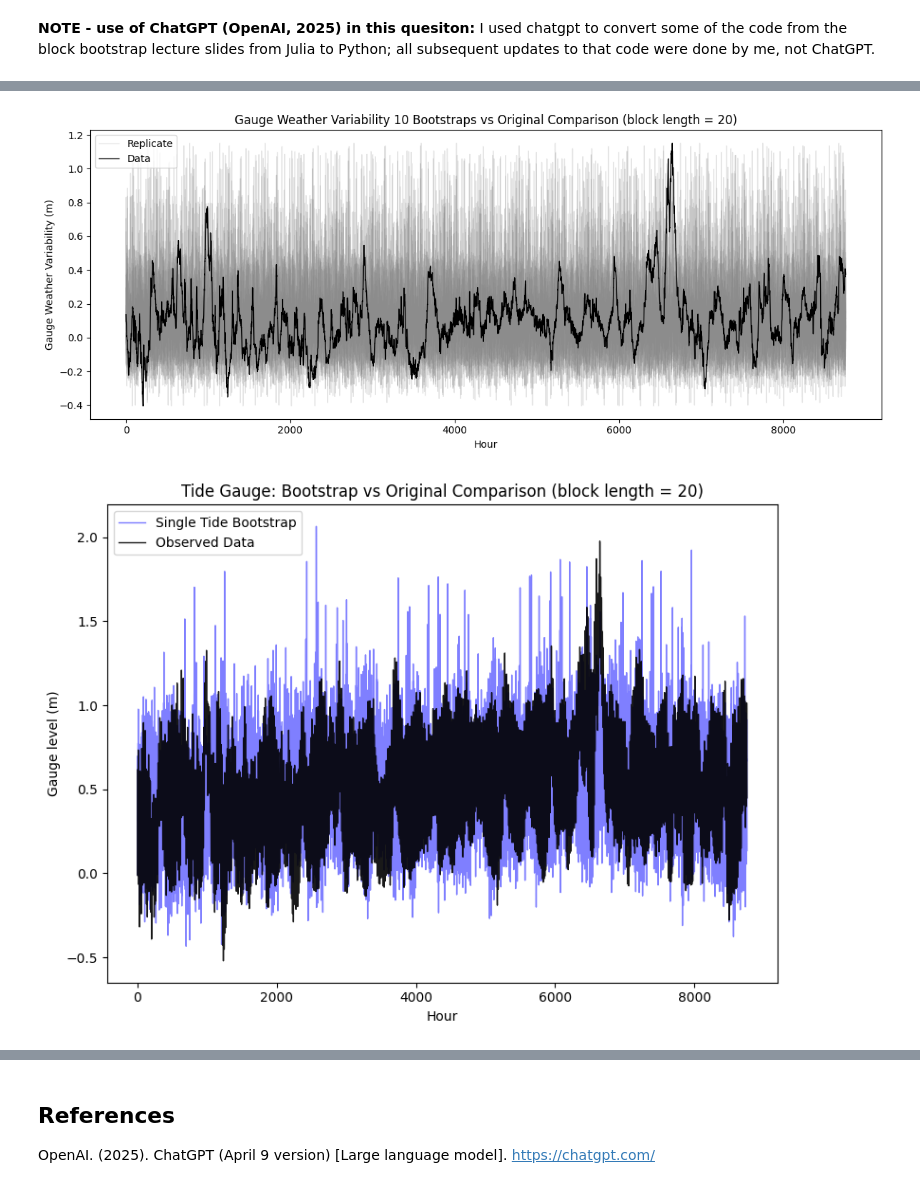
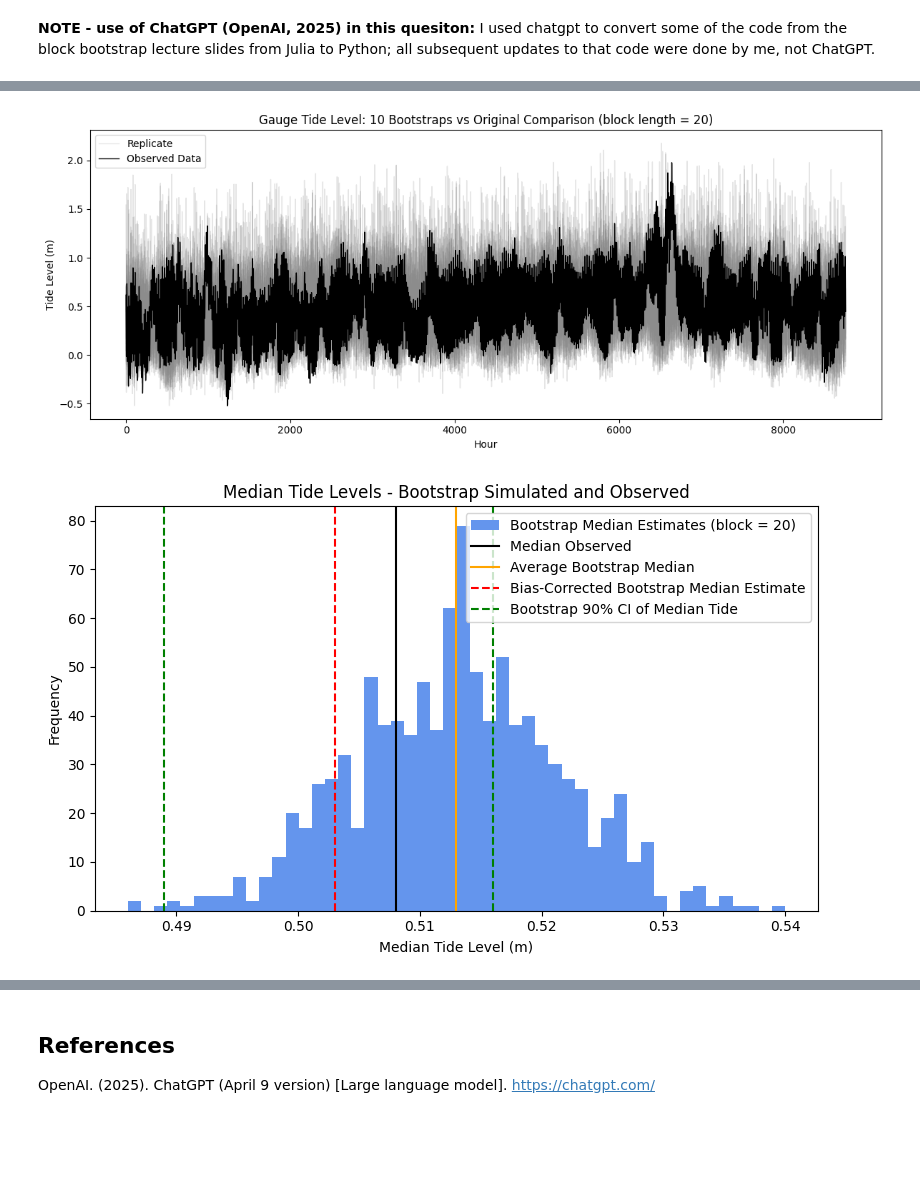
Before and after one commit to BEE4850-SP25/hw04-mcallen14, a Jupyter notebook: hw04.ipynb, the cells around one changed output, grey strips where cells are left out. Saved outputs shown, nothing was run; the diff lists cells and outputs as text; code cells hidden in the pictures; blank space fills up the shorter version.

```diff
--- a/hw04.ipynb
+++ b/hw04.ipynb
@@ -334,14 +354,15 @@ def neg_log_likelihood_ar1(params, sea_level_data=sea_filt['GMSL_anom_normalized
     return -ll  # negative log-likelihood for minimization
 
 # define lower and upper bounds, and initial parameter estimations
-lower = [-2000.0, -2000.0, 0.1, -2000.0, -0.99999999, 0.0000001]
-upper = [2000.0, 2000.0, 20000.0, 2000.0, 0.999999999, 10.0]
+lower = [0.01, -1000.0, 0.01, -1000.0, -0.9999999, 0.0000001]
+upper = [1000.0, 1000.0, 1000.0, 1000.0, 0.9999999, 10.0]
 p0 = [1.0, 1.0, 1.0, 1.0, 0.5, 1.0]
 
 # minimize neg log likelihood to find MLE estimates; note that method of minimization changes output dramatically
-result = minimize(neg_log_likelihood_ar1, p0, bounds=list(zip(lower, upper)), method="Nelder-Mead") # Nelder-Mead #SLSQP
+result = minimize(neg_log_likelihood_ar1, p0, bounds=list(zip(lower, upper)), method="SLSQP") # Nelder-Mead #SLSQP #L-BFGS-B
 θ_iid = result.x
 a_hat, b_hat, tau_hat, S0_hat, rho_hat, sigma_hat = result.x
-
+sensitivity_hat = a_hat/tau_hat
 print('The paramaeter estimates for a, b, tau, S0, rho, sigma are: ', θ_iid)
+print(f'The estimated sensitivity (a/tau) is: {sensitivity_hat}.')
 # %% [output]
@@ -354,11 +377,11 @@ NOTE: re: my ed discussion post, I realized different methods of the minimizatio
 # Use fitted model w/ AR(1) resid - generate 1,000 parametric bootstrap samples
 simulated_baseline = sea_level_model(a = a_hat, b = b_hat, tau = tau_hat, S0 = S0_hat, global_temp = temp_filt['temp_anom_normalized'])
 # 1,000 bootstrap samples from AR(1)
-# refit model to each, store new estiamtes of sensitivity of sea level to global mean temp (a parameter)
+# refit model to each, store new estimates of sensitivity of sea level to global mean temp (a parameter)
 
 T = len(simulated_baseline) #length of timeseries
 
-n_sim = 1000
+n_sim = 10 #1000
 
 # initialize bootstrap params dataframe to store a, b, tau, S0, rho, sigma (number of rows: n_sim)
 bootstrap_params = []
@@ -395,7 +418,7 @@ bootstrap_params_df = pd.DataFrame(bootstrap_params)
 plt.figure(figsize=(10, 6))
 for i, param in enumerate(bootstrap_params_df.columns):
     plt.subplot(2, 3, i+1)
-    sns.histplot(bootstrap_params_df[param], bins=30, color='skyblue', edgecolor='black') #kde=True
+    sns.histplot(bootstrap_params_df[param], bins=50, color='skyblue', edgecolor='black') #kde=True
     #plt.title(f'Bootstrap Distribution of {param}')
     plt.xlabel(param)
     plt.ylabel('Frequency')
@@ -499,7 +542,7 @@ sea level.
 **NOTE - use of ChatGPT (OpenAI, 2025) in this quesiton:** I used chatgpt to convert some of the code from the block bootstrap lecture slides from Julia to Python; all subsequent updates to that code were done by me, not ChatGPT.
 # %%
 # create block bootstrap replicate of the weather-induced variability series (with block length 20)
-np.random.seed(44)
+np.random.seed(4)
 k = 20
 n_blocks = len(dat["weather"]) - k + 1
 blocks = np.zeros((k, n_blocks))
@@ -530,9 +573,10 @@ for i in range(n_boot):
 #confidence intervals: 2 * param_sample_est - quantile_high <= actual param <= 2 * param_sample_est - quantile_low
 boot_estimate_median20, boot_bias_median20, estimate_true_param_median20, boot_CI_low_median20, boot_CI_high_median20 = basic_boot_CI(param_sample_est=tide_median_observed, boot_sample=median_tide_20, quantile_low = 0.05, quantile_high = 0.95)
 
-print(f'The bootstrap (block length = 20) estimated median tide level is {round(boot_estimate_median20, 2)} meters;')
-print(f'the 90% confidence interval in median tide level is {round(boot_CI_low_median20, 2)} m to {round(boot_CI_high_median20,2)} m.')
-print(f'The bias in this estimator (bootstrap estiamte {round(boot_estimate_median20, 4)} mminus observed median {round(tide_median_observed, 4)} m) is {round(boot_bias_median20, 4)} m.')
+print(f'The bootstrap (block length = {k}) estimated median tide level is {round(boot_estimate_median20, 3)} meters;')
+print(f'The bias in this estimator (bootstrap estiamte {round(boot_estimate_median20, 3)} minus observed median {round(tide_median_observed, 3)} m) is {round(boot_bias_median20, 3)} m.')
+print(f'The bias-adjusted estimate of the median is: {round(estimate_true_param_median20, 3)} m.')
+print(f'the 90% confidence interval in median tide level is {round(boot_CI_low_median20, 3)} m to {round(boot_CI_high_median20,3)} m.')
 
 # Plot weather bootstrap
 plt.figure(figsize=(8, 6))
@@ -540,41 +584,41 @@ plt.plot(weather_bootstrap20[:, 0], color="blue", linewidth=1, label="Single Boo
 plt.plot(dat["weather"], color="black", linewidth=1, label="Detrended Data", alpha=0.9)
 plt.xlabel("Hour")
 plt.ylabel("Gauge Weather Variability (m)")
-plt.title("Gauge Weather Variability Bootstrap vs Original Comparison (block length = 20)")
+plt.title(f"Gauge Weather Variability Bootstrap vs Original Comparison (block length = {k})")
 plt.legend()
 plt.tight_layout()
 plt.show()
 
-# Plot 10 bootstrap replicates
-plt.figure(figsize=(12, 5))
-plt.xlabel("Hour")
-plt.ylabel("Gauge Weather Variability (m)")
-plt.title("Gauge Weather Variability 10 Bootstraps vs Original Comparison (block length = 20)")
-for i in range(10):
-    label = "Replicate" if i == 0 else None  # Only label the first replicate
-    plt.plot(weather_bootstrap20[:, i], color="gray", alpha=0.2, linewidth=1, label=label)
-# Plot original data
-plt.plot(dat["weather"], color="black", linewidth=1, label="Data")
-plt.legend()
-plt.tight_layout()
-plt.show()
+# # Plot 10 bootstrap replicates
+# plt.figure(figsize=(12, 5))
+# plt.xlabel("Hour")
+# plt.ylabel("Gauge Weather Variability (m)")
+# plt.title("Gauge Weather Variability 10 Bootstraps vs Original Comparison (block length = 20)")
+# for i in range(10):
+#     label = "Replicate" if i == 0 else None  # Only label the first replicate
+#     plt.plot(weather_bootstrap20[:, i], color="gray", alpha=0.2, linewidth=1, label=label)
+# # Plot original data
+# plt.plot(dat["weather"], color="black", linewidth=1, label="Data")
+# plt.legend()
+# plt.tight_layout()
+# plt.show()
 
-# Plot tide bootstrap
-plt.figure(figsize=(8, 6))
-plt.plot(tide_bootstrap20[:, 0], color="blue", linewidth=1, label="Single Tide Bootstrap", alpha=0.5)
-plt.plot(dat["gauge"], color="black", linewidth=1, label="Observed Data", alpha=0.9)
-plt.xlabel("Hour")
-plt.ylabel("Gauge level (m)")
-plt.title("Tide Gauge: Bootstrap vs Original Comparison (block length = 20)")
-plt.legend()
-plt.tight_layout()
-plt.show()
+# # Plot tide bootstrap
+# plt.figure(figsize=(8, 6))
+# plt.plot(tide_bootstrap20[:, 0], color="blue", linewidth=1, label="Single Tide Bootstrap", alpha=0.5)
+# plt.plot(dat["gauge"], color="black", linewidth=1, label="Observed Data", alpha=0.9)
+# plt.xlabel("Hour")
+# plt.ylabel("Gauge level (m)")
+# plt.title("Tide Gauge: Bootstrap vs Original Comparison (block length = 20)")
+# plt.legend()
+# plt.tight_layout()
+# plt.show()
 
 # Plot 10 bootstrap replicates
 plt.figure(figsize=(12, 5))
 plt.xlabel("Hour")
 plt.ylabel("Tide Level (m)")
-plt.title("Gauge Tide Level: 10 Bootstraps vs Original Comparison (block length = 20)")
+plt.title(f"Gauge Tide Level: 10 Bootstraps vs Original Comparison (block length = {k})")
 for i in range(10):
     label = "Replicate" if i == 0 else None  # Only label the first replicate
     plt.plot(tide_bootstrap20[:, i], color="gray", alpha=0.2, linewidth=1, label=label)
@@ -587,7 +631,7 @@ plt.show()
 
 # Plot the simulated time series median tide levels:
 plt.figure(figsize=(8, 5))
-plt.hist(median_tide_20, bins = 50, color = 'cornflowerblue', label = 'Bootstrap Median Estimates (block = 20)')
+plt.hist(median_tide_20, bins = 50, color = 'cornflowerblue', label = f'Bootstrap Median Estimates (block = {k})')
 plt.axvline(x=tide_median_observed, color = 'black',label='Median Observed')
 plt.axvline(x=boot_estimate_median20, color = 'orange',label='Average Bootstrap Median')
 plt.axvline(x=estimate_true_param_median20, color = 'red', linestyle='--',label='Bias-Corrected Bootstrap Median Estimate')
@@ -607,2 +652,2 @@ The bias in this estimator (bootstrap estiamte 0.5129 mminus observed median 0.5
-[figure, old version]
+[figure, new version]
-[figure, old version]
+[figure, new version]
```
Also changed, not shown: parts of 14 cells of this notebook.
